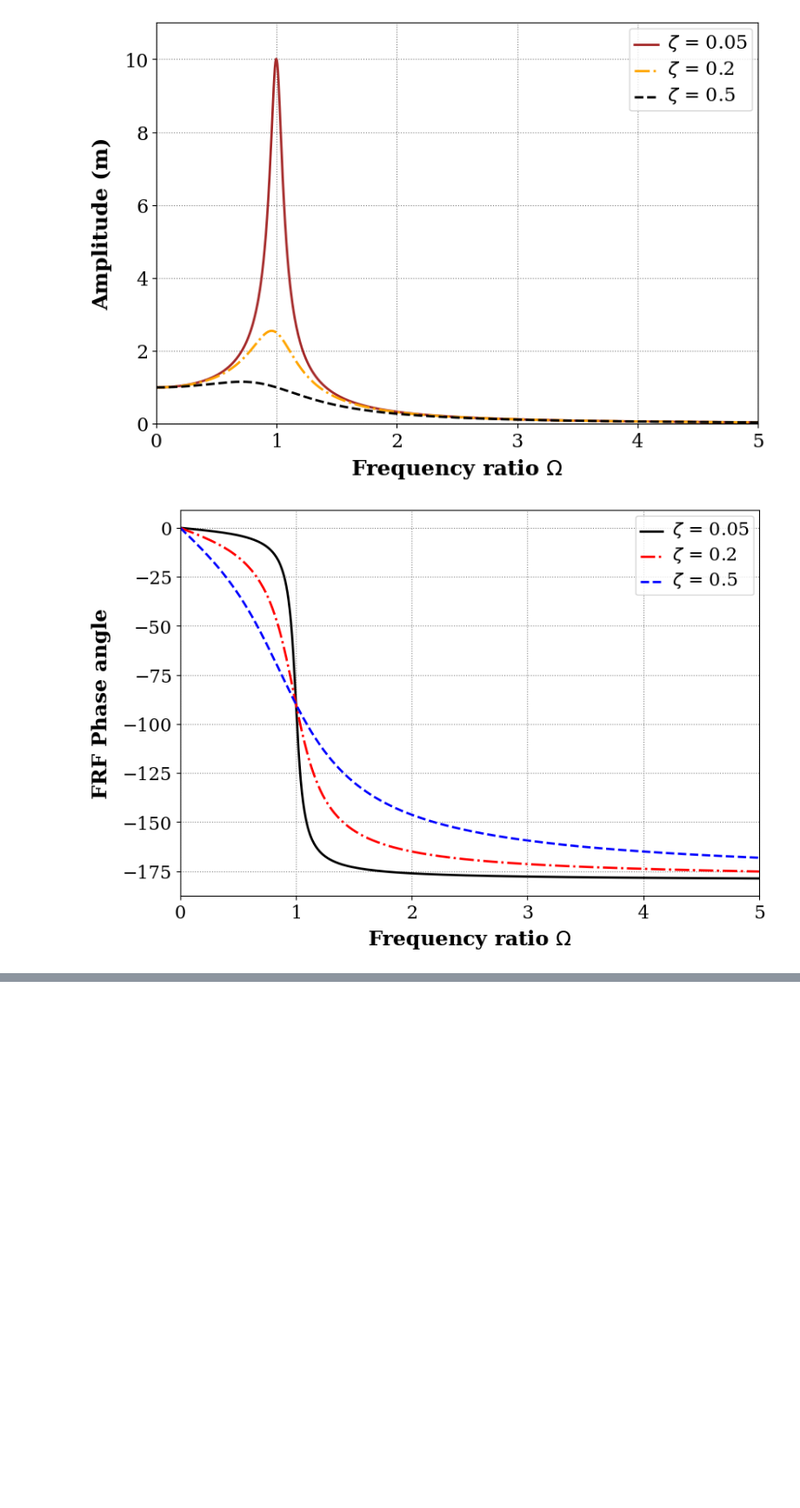
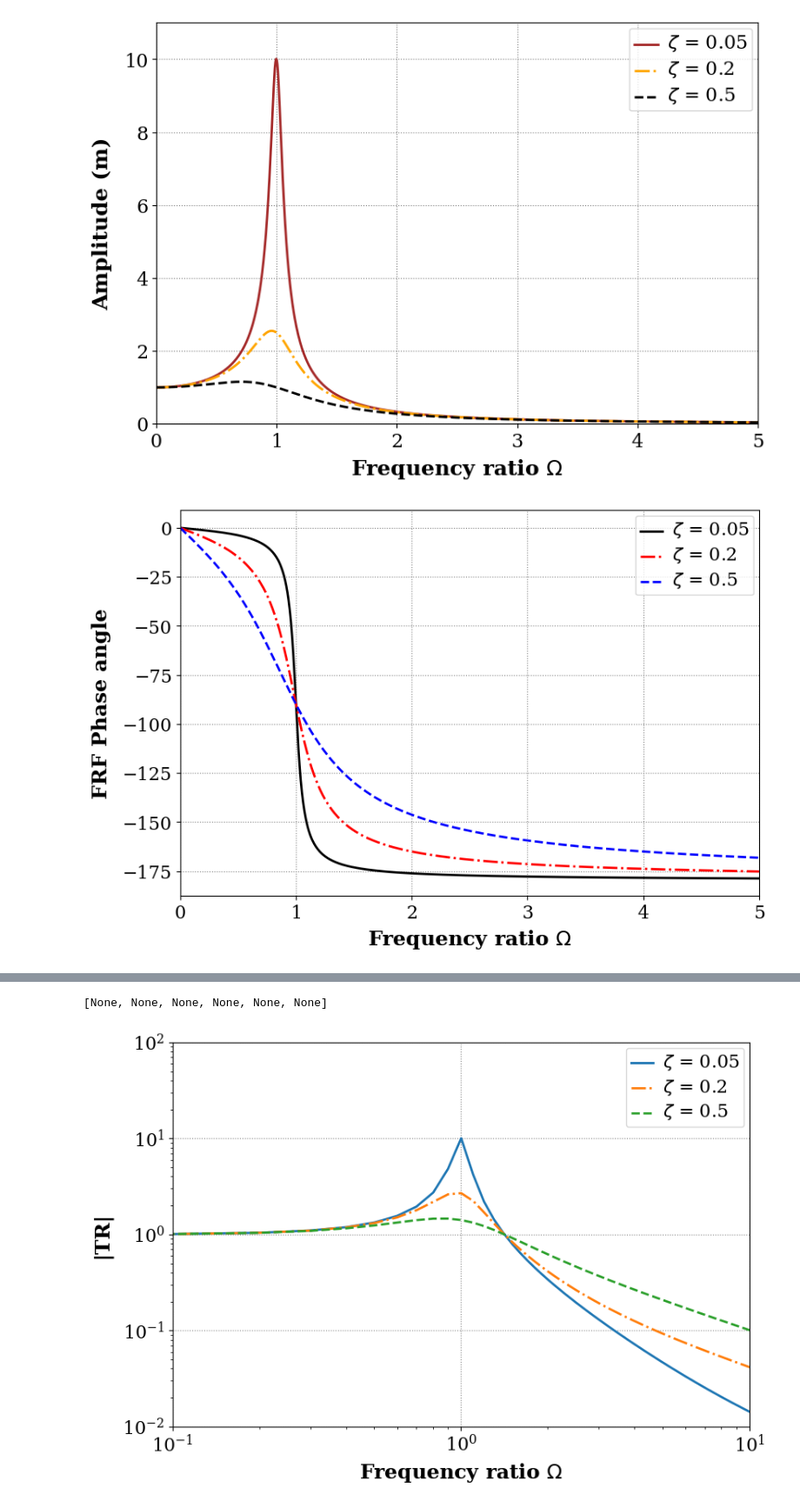
Before and after one commit to emiliomg0712/PIA_aeroelasticidad, a Jupyter notebook: PIA_aeroelasticidad.ipynb, the cells around one changed output, grey strips where cells are left out. Shown at 87% size. Drawn from its saved outputs; the diff is of its cells as text; code cells hidden in the pictures; blank space fills up the shorter version.

```diff
--- a/PIA_aeroelasticidad.ipynb
+++ b/PIA_aeroelasticidad.ipynb
@@ -349,0 +380,12 @@ plt.setp(ltext,family='Serif',fontsize=16)
+# %%
+# Set up parameters
+wr = np.linspace(0,100,1000)          # Frequency ratio range for FRF plot
+
+zeta = z
+TR_abs_1 = np.abs((1+1j*2*zeta*wr)/(1-wr**2 + 1j*2*zeta*wr))
+
+zeta = z2
+TR_abs_2 = np.abs((1+1j*2*zeta*wr)/(1-wr**2 + 1j*2*zeta*wr))
+
+zeta = z3
+TR_abs_3 = np.abs((1+1j*2*zeta*wr)/(1-wr**2 + 1j*2*zeta*wr))
@@ -349,0 +427,40 @@ plt.setp(ltext,family='Serif',fontsize=16)
+# %%
+# Plot the magnitude
+
+# Change the size of plot
+fig = plt.figure(figsize=(9,6))
+
+# Get current axes using gca
+ax = plt.gca()
+
+# Change the axis units to serif
+plt.setp(ax.get_ymajorticklabels(),family='serif',fontsize=16)
+plt.setp(ax.get_xmajorticklabels(),family='serif',fontsize=16)
+
+# Tweak spacing to prevent clipping of labels
+plt.subplots_adjust(bottom=0.17,left=0.17,top=0.96,right=0.96)
+
+# Plot grid can be activated and modified
+ax.grid(True,linestyle=':',color='0.5')
+ax.set_axisbelow(True)
+
+# Define axis labels
+plt.xlabel('Frequency ratio $\Omega$',family='serif',fontsize=18,weight='bold',labelpad=5)
+plt.ylabel('|TR|',family='serif',fontsize=18,weight='bold',labelpad=10)
+
+
+plt.loglog(wr, TR_abs_1, linewidth=2, linestyle = '-', label=r'$\zeta$ = 0.05')
+
+plt.loglog(wr, TR_abs_2, linewidth=2, linestyle = '-.', label=r'$\zeta$ = 0.2')
+
+plt.loglog(wr, TR_abs_3, linewidth=2, linestyle = '--', label=r'$\zeta$ = 0.5')
+
+plt.xlim(0.1,10)
+plt.ylim(0.01,100)
+
+leg = plt.legend(loc='upper right', fancybox=True)
+ltext  = leg.get_texts()
+plt.setp(ltext,family='Serif',fontsize=16)
+# %% [output]
+[None, None, None, None, None, None]
+[figure, added]
```
Also changed, not shown: parts of 22 cells of this notebook, 5 other files.
